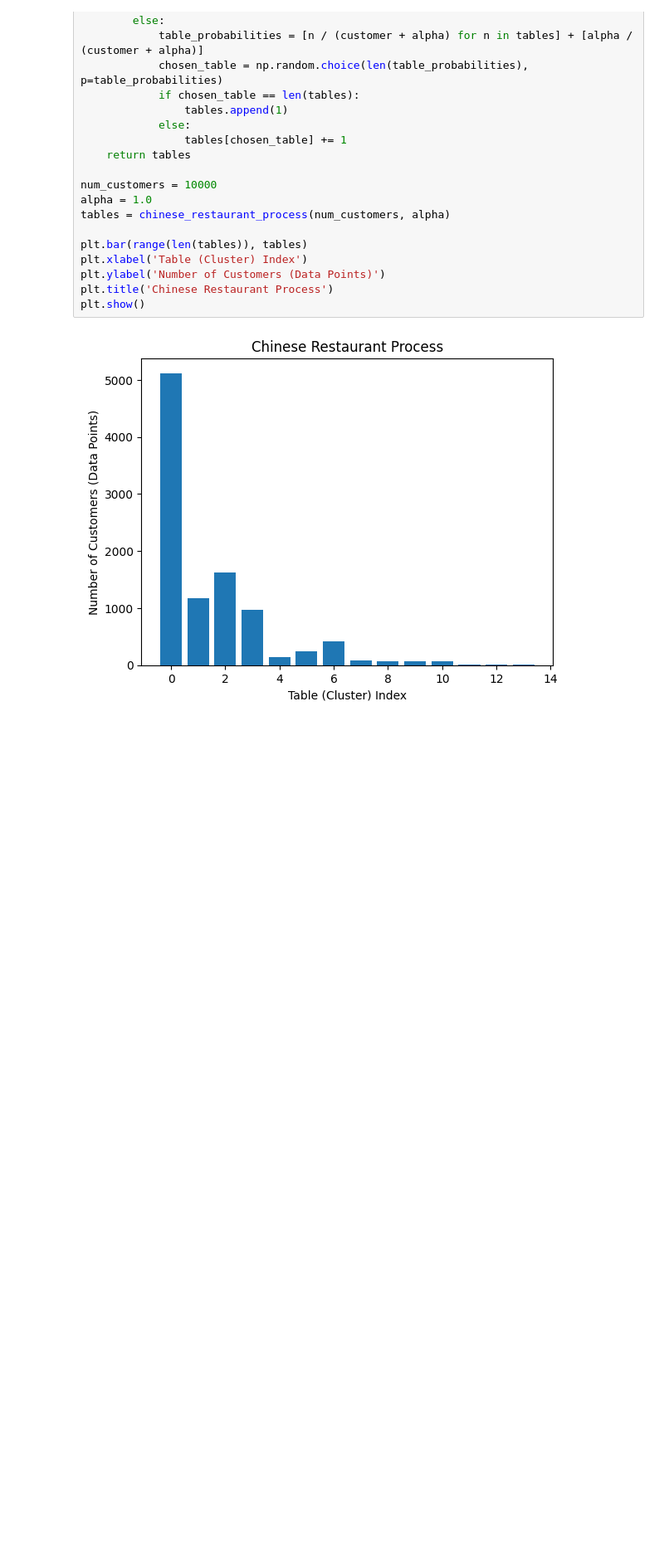
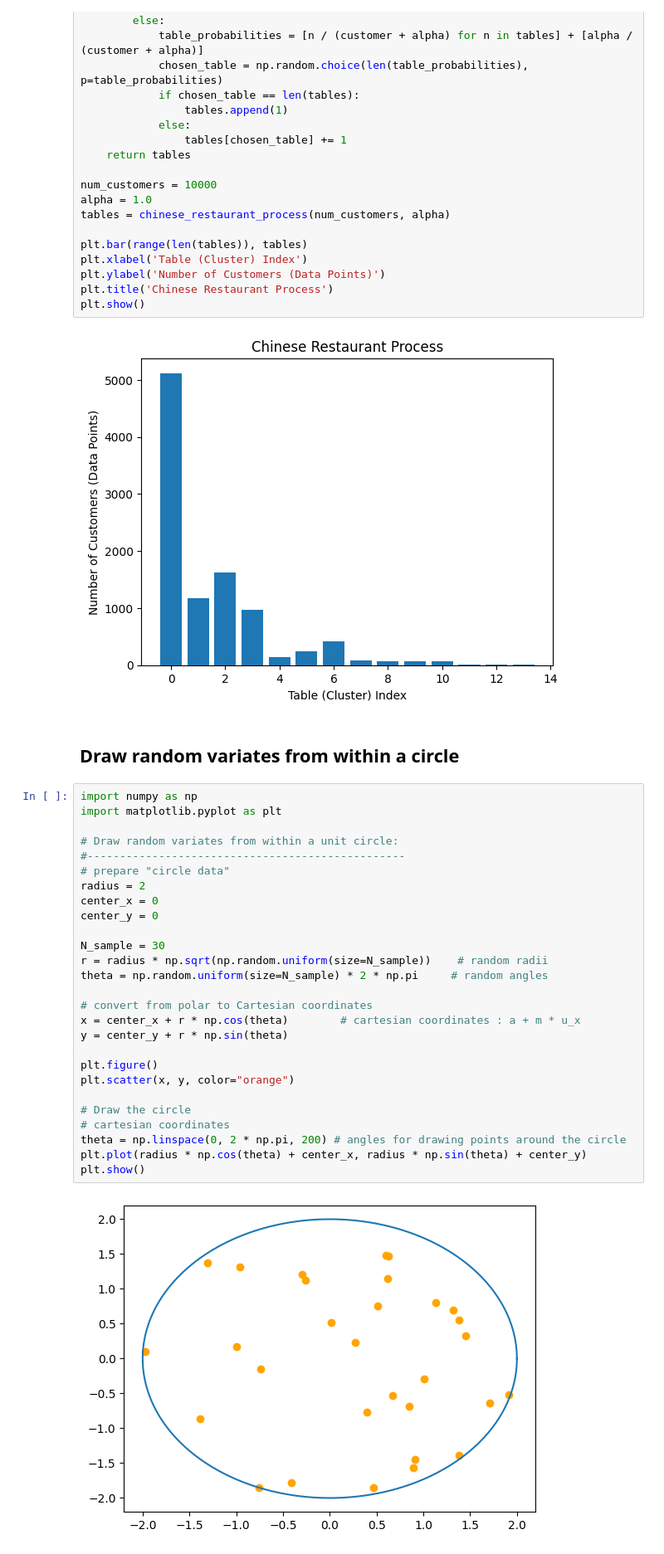
Before and after one commit to AVoss84/rag_sandbox, a Jupyter notebook: stats_clock.ipynb, the cells around one changed output. Shown at 83% size. Saved outputs shown, nothing was run; the diff lists cells and outputs as text; blank space fills up the shorter version.

Commit message:
add wiener + circle

```diff
--- a/stats_clock.ipynb
+++ b/stats_clock.ipynb
@@ -81,3 +83,34 @@ plt.title('Chinese Restaurant Process')
 plt.show()
 # %% [output]
 [figure]
+# %% [markdown]
+## Draw random variates from within a circle
+# %%
+import numpy as np
+import matplotlib.pyplot as plt
+
+# Draw random variates from within a unit circle:
+#-------------------------------------------------
+# prepare "circle data"
+radius = 2
+center_x = 0
+center_y = 0
+
+N_sample = 30
+r = radius * np.sqrt(np.random.uniform(size=N_sample))    # random radii
+theta = np.random.uniform(size=N_sample) * 2 * np.pi     # random angles
+
+# convert from polar to Cartesian coordinates
+x = center_x + r * np.cos(theta)        # cartesian coordinates : a + m * u_x
+y = center_y + r * np.sin(theta)
+
+plt.figure()
+plt.scatter(x, y, color="orange")
+
+# Draw the circle
+# cartesian coordinates
+theta = np.linspace(0, 2 * np.pi, 200) # angles for drawing points around the circle
+plt.plot(radius * np.cos(theta) + center_x, radius * np.sin(theta) + center_y)
+plt.show()
+# %% [output]
+[figure, added]
```
Also changed, not shown: parts of 3 cells of this notebook, 3 other files.
